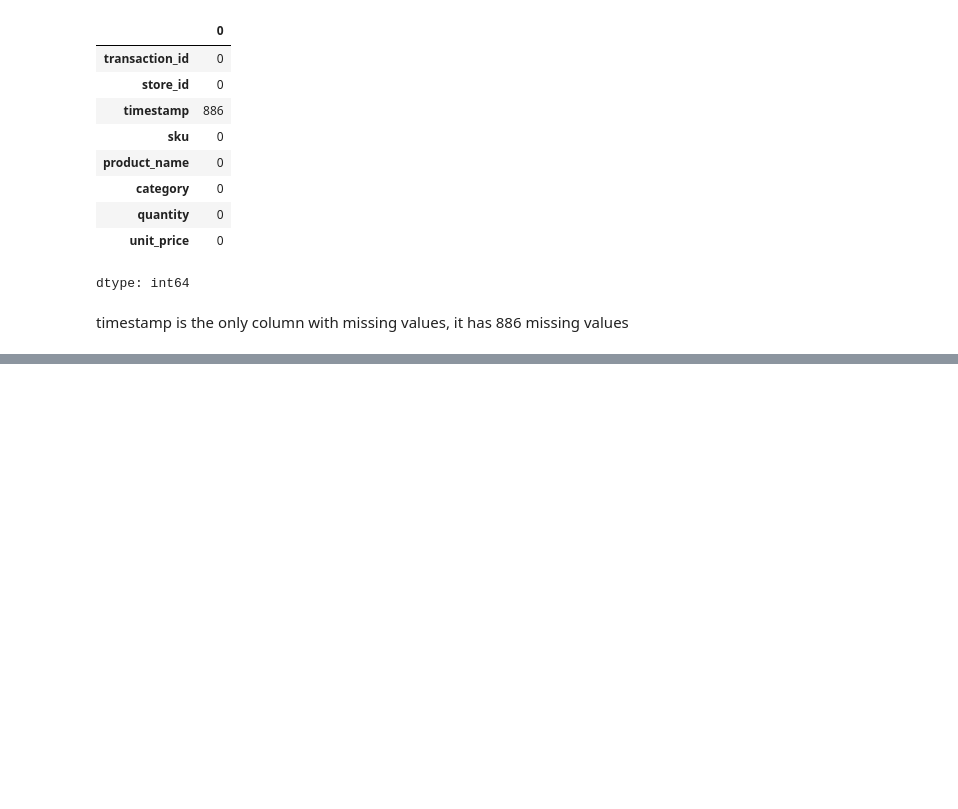
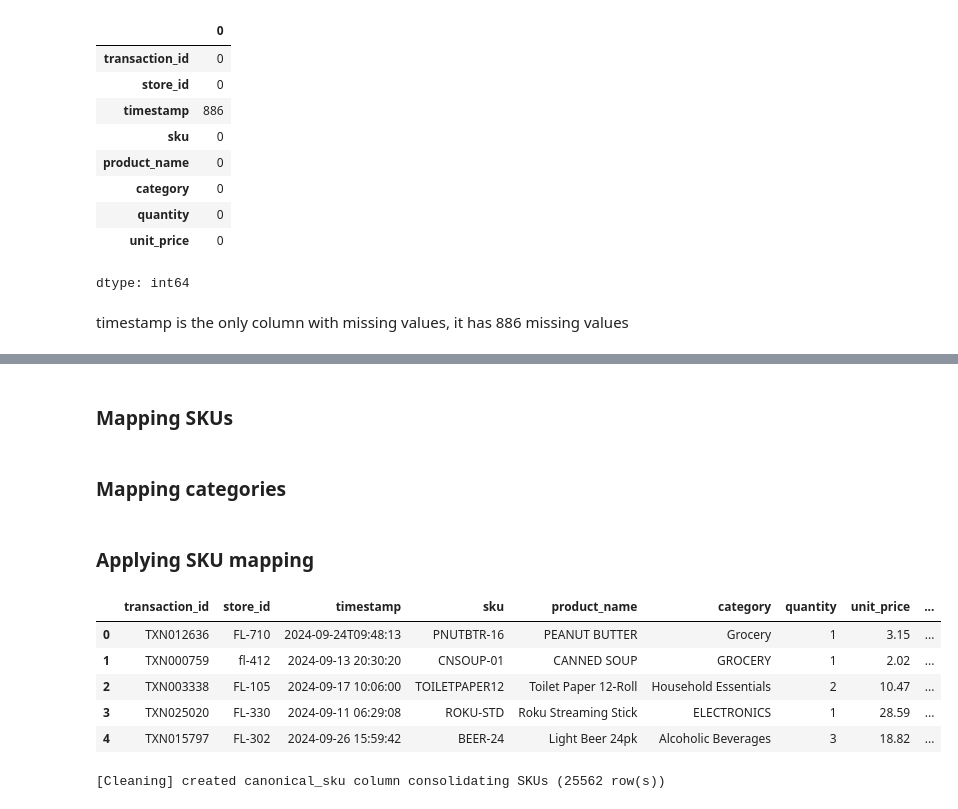
Before and after one commit to mayajdias/walmart-hurricane-project, a Jupyter notebook: notebooks/Cleaning.ipynb, the cells around one changed output, grey strips where cells are left out. Cells and saved outputs as stored; diff of their text form; code cells hidden in the pictures; blank space fills up the shorter version.

Commit message:
Completed cleaning for walmart_transactions.csv

```diff
--- a/notebooks/Cleaning.ipynb
+++ b/notebooks/Cleaning.ipynb
@@ -425,0 +519,33 @@ DECISIONS
+# %% [markdown]
+### Mapping SKUs
+# %%
+canonical_sku_groups = {
+    'POPTART-STRAW': ['PT-12', 'SKU#459812', 'PT_STRAWBERRY'],
+    'SOUP-CAN': ['CNSOUP-01'],
+    'BG-MONO': ['GAME-MONO', 'MONOPOLY-01'],
+    'BEER-24': ['LTBEER24'],
+    'WTR-24': ['WTR_24PK', 'WATER24PK'],
+    'CANDLE-EMRG': ['CNDL-EM'],
+    'TARP-HD': ['HDTARP-01'],
+    'LED-FLASH': ['FLASH-01'],
+    'CHRG-PORT': ['PORTCHARGER'],
+    'FIRSTAID-KIT': ['FAID-01'],
+    'ROKU-STD': ['STREAM-01'],
+    'PTOWEL-6': ['PAPERTOWEL6'],
+    'PLAYCARD-STD': ['CARDS-01'],
+    'BREAD-WH': ['WHITEBREAD'],
+    'TOILETPAPER12': ['TP-12'],
+    'PNUTBTR-16': ['PB-16'],
+    'BABYFORMULA': ['BFORM-01'],
+    'DIAPERS-3': ['DIAP-S3'],
+    'BAT-AA4': ['BATT-100', 'BATT_AA_4PK'],
+    'CHIPVARIETY': ['CHIPS-VP']
+}
+
+sku_mapping = {
+    original: target
+    for target, originals in canonical_sku_groups.items()
+    for original in originals
+}
+# %% [markdown]
+### Mapping categories
@@ -425,0 +571,22 @@ DECISIONS
+# %% [markdown]
+### Applying SKU mapping
+# %%
+def consolidate_skus(df):
+    df = df.copy()
+    if 'sku' in df.columns:
+        df['canonical_sku'] = df['sku'].map(sku_mapping).fillna(df['sku'])
+    return df
+
+transactions_skus_consolidated = consolidate_skus(transactions)
+transactions_skus_consolidated.head()
+# %% [output]
+|  | transaction_id | store_id | timestamp | sku | product_name | category | quantity | unit_price | ... |
+| 0 | TXN012636 | FL-710 | 2024-09-24T09:48:13 | PNUTBTR-16 | PEANUT BUTTER | Grocery | 1 | 3.15 | ... |
+| 1 | TXN000759 | fl-412 | 2024-09-13 20:30:20 | CNSOUP-01 | CANNED SOUP | GROCERY | 1 | 2.02 | ... |
+| 2 | TXN003338 | FL-105 | 2024-09-17 10:06:00 | TOILETPAPER12 | Toilet Paper 12-Roll | Household Essentials | 2 | 10.47 | ... |
+| 3 | TXN025020 | FL-330 | 2024-09-11 06:29:08 | ROKU-STD | Roku Streaming Stick | ELECTRONICS | 1 | 28.59 | ... |
+| 4 | TXN015797 | FL-302 | 2024-09-26 15:59:42 | BEER-24 | Light Beer 24pk | Alcoholic Beverages | 3 | 18.82 | ... |
+# %%
+log("Cleaning", "created canonical_sku column consolidating SKUs", "25562")
+# %% [output]
+[Cleaning] created canonical_sku column consolidating SKUs (25562 row(s))
```
Also changed, not shown: parts of 32 cells of this notebook.
